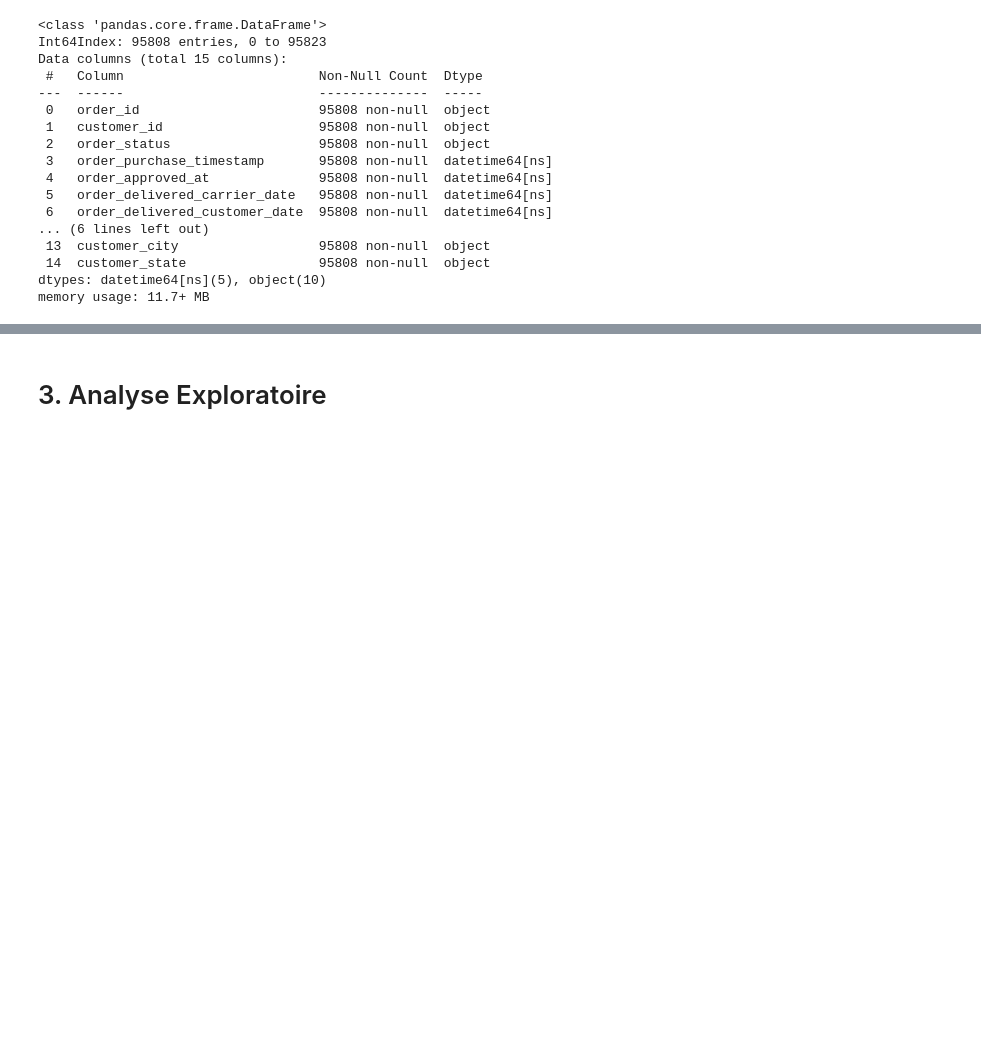
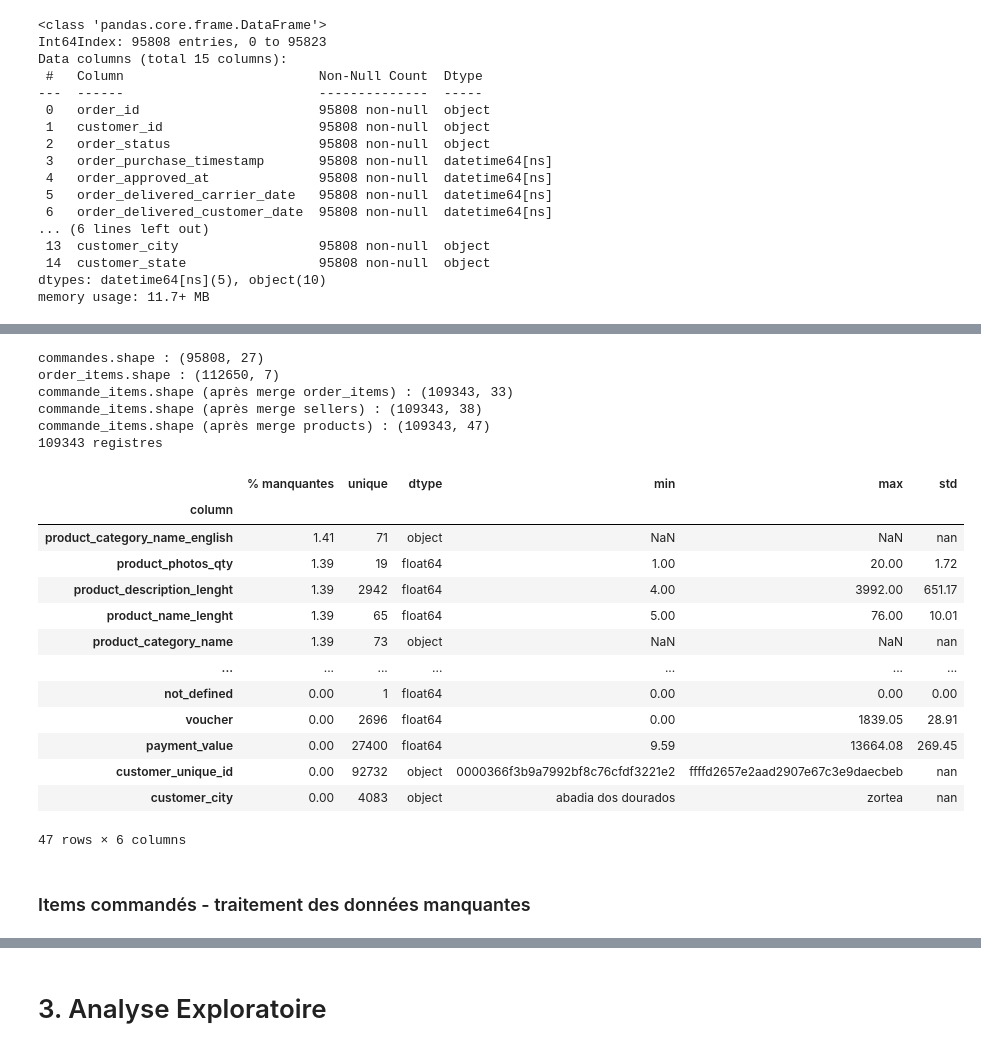
Before and after one commit to mrcreasey/oc-ds-p5-unsupervised-clustering, a Jupyter notebook: P5_01_analyse.ipynb, the cells around one changed output, grey strips where cells are left out. Saved outputs shown, nothing was run; the diff lists cells and outputs as text; code cells hidden in the pictures; blank space fills up the shorter version.

Commit message:
create table 'commande_items'

```diff
--- a/P5_01_analyse.ipynb
+++ b/P5_01_analyse.ipynb
@@ -1184,0 +1194,38 @@ memory usage: 11.7+ MB
+# %%
+print(f'commandes.shape : {commandes.shape}')
+print(f'order_items.shape : {order_items.shape}')
+commande_items = commandes.merge(order_items, on='order_id', how='left')
+print(
+    f'commande_items.shape (après merge order_items) : {commande_items.shape}')
+
+commande_items = commande_items.merge(sellers_geo, on='seller_id', how='left')
+print(f'commande_items.shape (après merge sellers) : {commande_items.shape}')
+
+commande_items = commande_items.merge(products_en, on='product_id', how='left')
+print(f'commande_items.shape (après merge products) : {commande_items.shape}')
+
+decrire_dataframe(commande_items).sort_values(
+    by='% manquantes', ascending=False)
+# %% [output]
+commandes.shape : (95808, 27)
+order_items.shape : (112650, 7)
+commande_items.shape (après merge order_items) : (109343, 33)
+commande_items.shape (après merge sellers) : (109343, 38)
+commande_items.shape (après merge products) : (109343, 47)
+109343 registres
+|  | % manquantes | unique | dtype | min | max | std |
+| column |  |  |  |  |  |  |
+| product_category_name_english | 1.41 | 71 | object | NaN | NaN | nan |
+| product_photos_qty | 1.39 | 19 | float64 | 1.00 | 20.00 | 1.72 |
+| product_description_lenght | 1.39 | 2942 | float64 | 4.00 | 3992.00 | 651.17 |
+| product_name_lenght | 1.39 | 65 | float64 | 5.00 | 76.00 | 10.01 |
+| product_category_name | 1.39 | 73 | object | NaN | NaN | nan |
+| ... | ... | ... | ... | ... | ... | ... |
+| not_defined | 0.00 | 1 | float64 | 0.00 | 0.00 | 0.00 |
+| voucher | 0.00 | 2696 | float64 | 0.00 | 1839.05 | 28.91 |
+| payment_value | 0.00 | 27400 | float64 | 9.59 | 13664.08 | 269.45 |
+| customer_unique_id | 0.00 | 92732 | object | 0000366f3b9a7992bf8c76cfdf3221e2 | ffffd2657e2aad2907e67c3e9daecbeb | nan |
+| customer_city | 0.00 | 4083 | object | abadia dos dourados | zortea | nan |
+47 rows × 6 columns
+# %% [markdown]
+### Items commandés - traitement des données manquantes
```
Also changed, not shown: parts of 9 cells of this notebook.
